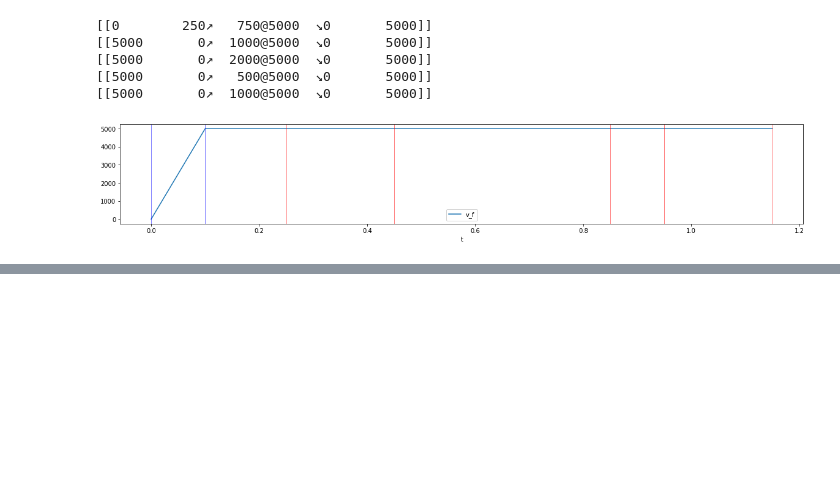
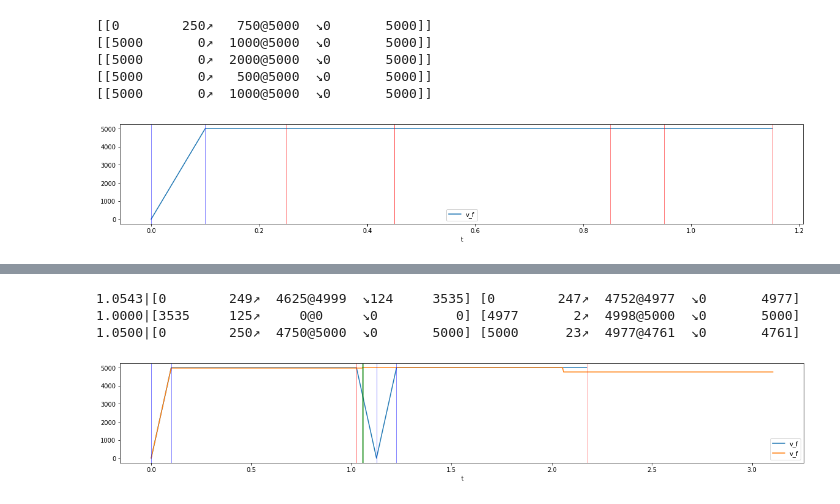
Before and after one commit to Busboombot/trajectory, a Jupyter notebook: design/Notebooks/JITTrajectory.ipynb, the cells around one changed output, grey strips where cells are left out. Cells and saved outputs as stored; diff of their text form; code cells hidden in the pictures; blank space fills up the shorter version.

```diff
--- a/design/Notebooks/JITTrajectory.ipynb
+++ b/design/Notebooks/JITTrajectory.ipynb
@@ -41,3 +64,22 @@ plot_segment_list(sl.dataframe)
+# %%
+sl = SegmentList([Joint(5_000, 50_000),Joint(5_000, 50_000)])
+
+x = 5000
+
+sl.rmove([x,x])
+sl.rmove([125,x])
+sl.rmove([x,x])
+
+sl.update()
+
+print(sl)
+
+plot_segment_list(sl.dataframe)
+# %% [output]
+1.0543|[0        249↗  4625@4999  ↘124     3535] [0        247↗  4752@4977  ↘0       4977]
+1.0000|[3535     125↗     0@0     ↘0          0] [4977       2↗  4998@5000  ↘0       5000]
+1.0500|[0        250↗  4750@5000  ↘0       5000] [5000      23↗  4977@4761  ↘0       4761]
+[figure, added]
 # %%
 sl = SegmentList([Joint(5_000, 50_000),Joint(5_000, 50_000)])
 
```
Also changed, not shown: parts of 8 cells of this notebook, 1 other file.
